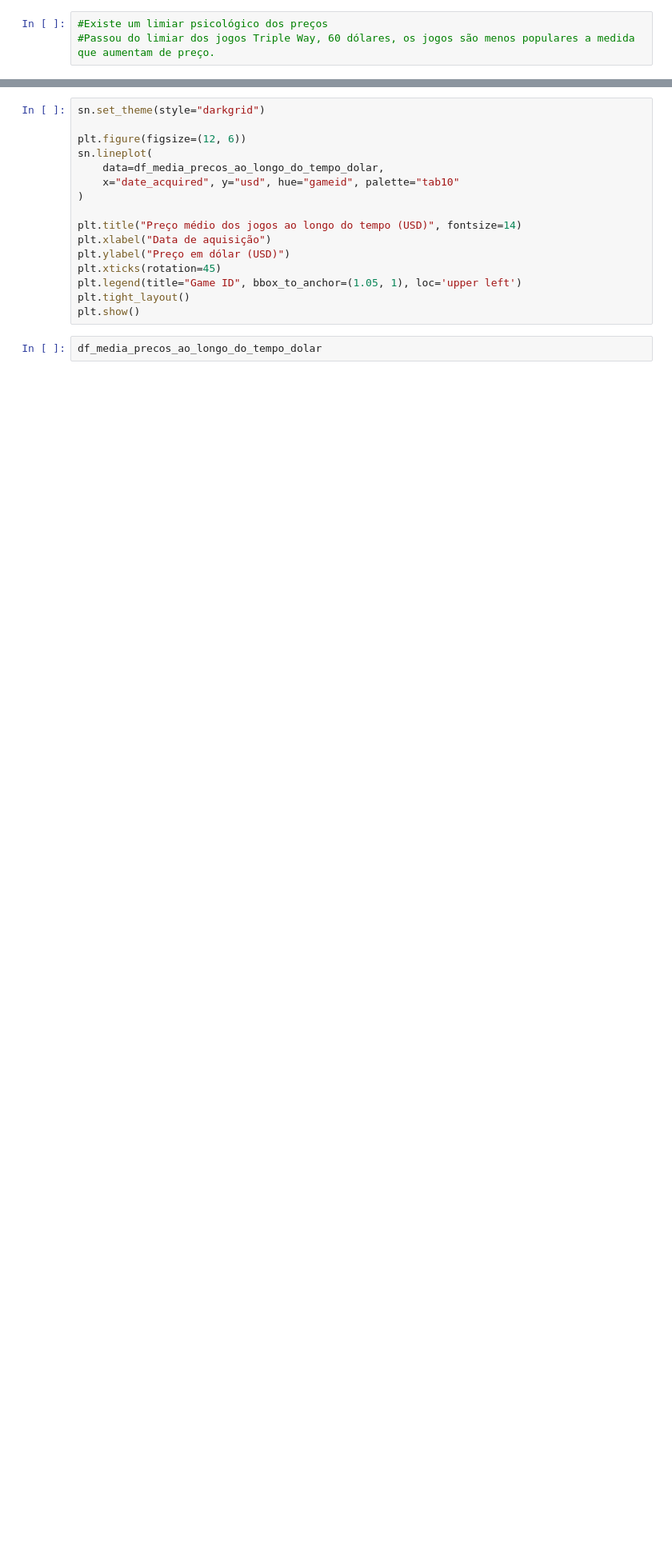
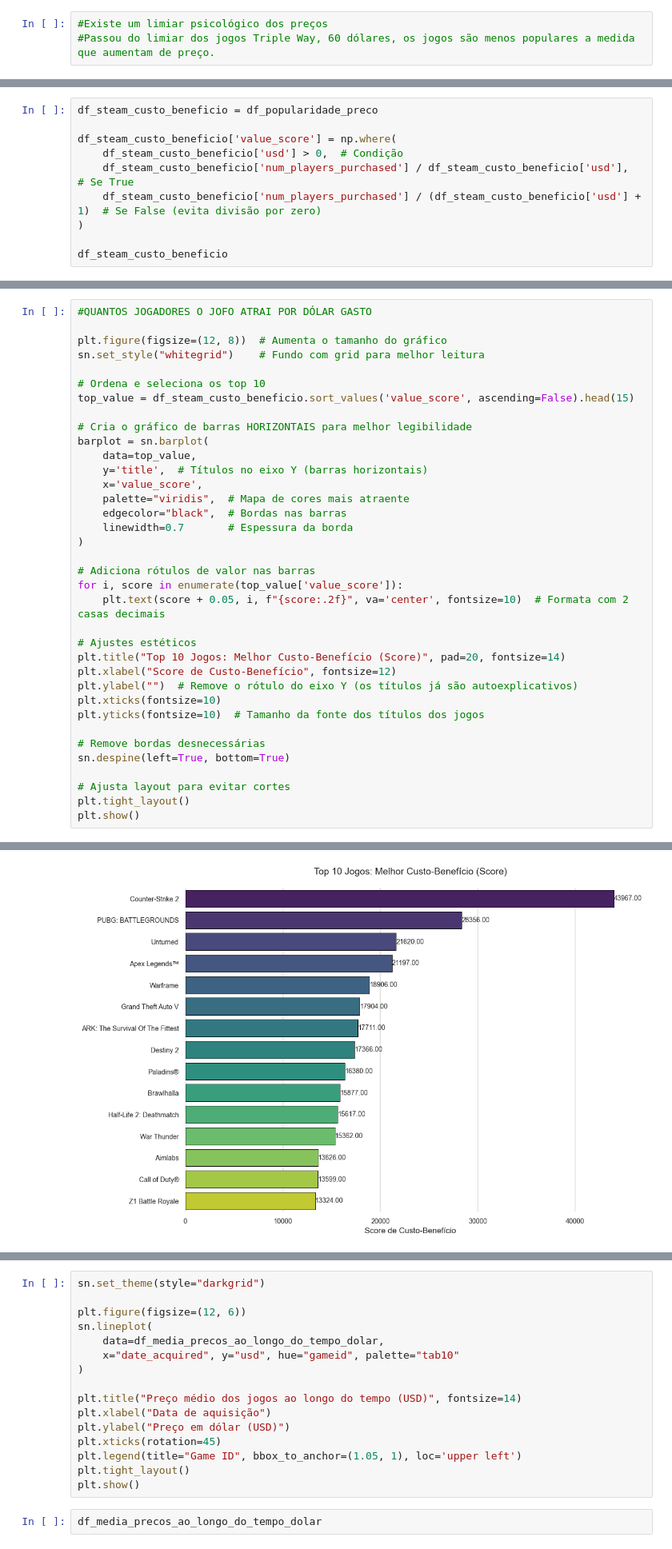
Before and after one commit to robertasaoriokada/trabalho-base-jogos, a Jupyter notebook: tratamento/app.ipynb, the cells around one changed output, grey strips where cells are left out. Shown at 80% size. Drawn from its saved outputs; the diff is of its cells as text; blank space fills up the shorter version.

Commit message:
mais gráficos

```diff
--- a/tratamento/app.ipynb
+++ b/tratamento/app.ipynb
@@ -512,3 +512,13 @@ heatmap.set_yticklabels(['Preço (USD)', 'Jogadores'])
 plt.show()
 # %% [output]
 [figure]
+# %%
+df_steam_custo_beneficio = df_popularidade_preco
+
+df_steam_custo_beneficio['value_score'] = np.where(
+    df_steam_custo_beneficio['usd'] > 0,  # Condição
+    df_steam_custo_beneficio['num_players_purchased'] / df_steam_custo_beneficio['usd'],  # Se True
+    df_steam_custo_beneficio['num_players_purchased'] / (df_steam_custo_beneficio['usd'] + 1)  # Se False (evita divisão por zero)
+)
+
+df_steam_custo_beneficio
@@ -514,0 +539,37 @@ plt.show()
+# %%
+#QUANTOS JOGADORES O JOFO ATRAI POR DÓLAR GASTO
+
+plt.figure(figsize=(12, 8))  # Aumenta o tamanho do gráfico
+sn.set_style("whitegrid")    # Fundo com grid para melhor leitura
+
+# Ordena e seleciona os top 10
+top_value = df_steam_custo_beneficio.sort_values('value_score', ascending=False).head(15)
+
+# Cria o gráfico de barras HORIZONTAIS para melhor legibilidade
+barplot = sn.barplot(
+    data=top_value,
+    y='title',  # Títulos no eixo Y (barras horizontais)
+    x='value_score',
+    palette="viridis",  # Mapa de cores mais atraente
+    edgecolor="black",  # Bordas nas barras
+    linewidth=0.7       # Espessura da borda
+)
+
+# Adiciona rótulos de valor nas barras
+for i, score in enumerate(top_value['value_score']):
+    plt.text(score + 0.05, i, f"{score:.2f}", va='center', fontsize=10)  # Formata com 2 casas decimais
+
+# Ajustes estéticos
+plt.title("Top 10 Jogos: Melhor Custo-Benefício (Score)", pad=20, fontsize=14)
+plt.xlabel("Score de Custo-Benefício", fontsize=12)
+plt.ylabel("")  # Remove o rótulo do eixo Y (os títulos já são autoexplicativos)
+plt.xticks(fontsize=10)
+plt.yticks(fontsize=10)  # Tamanho da fonte dos títulos dos jogos
+
+# Remove bordas desnecessárias
+sn.despine(left=True, bottom=True)
+
+# Ajusta layout para evitar cortes
+plt.tight_layout()
+plt.show()
+# %% [output]
@@ -514,0 +579 @@ plt.show()
+[figure, added]
```
Also changed, not shown: parts of 6 cells of this notebook.
